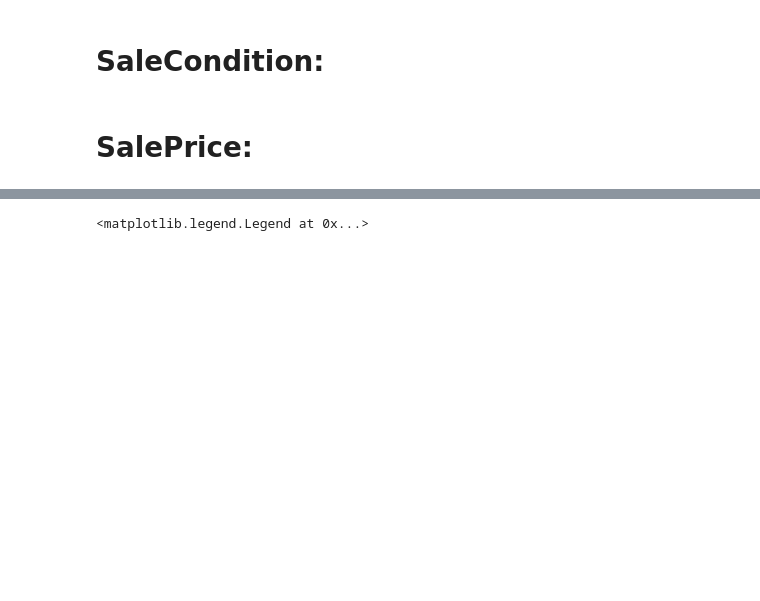
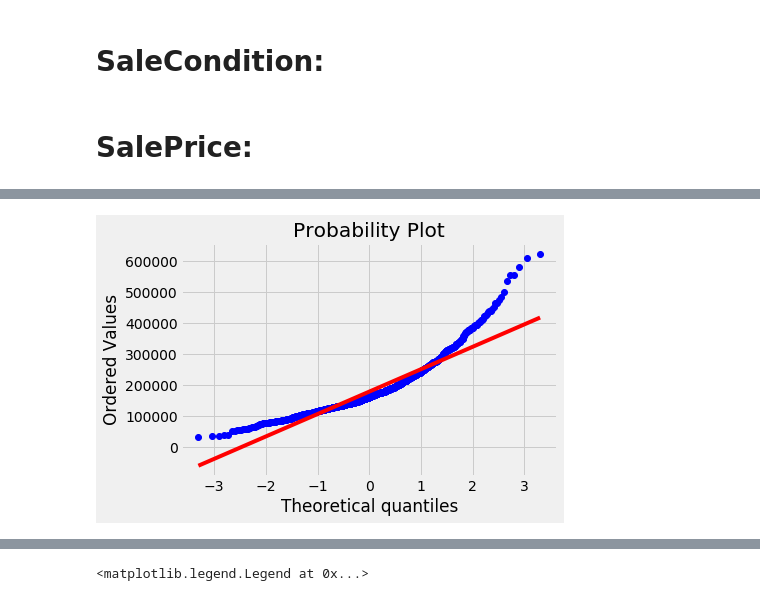
Before and after one commit to rafaelcesar7/Machine-Learning-Projects, a Jupyter notebook: Kaggle - House Prices.ipynb, the cells around one changed output, grey strips where cells are left out. Drawn from its saved outputs; the diff is of its cells as text; code cells hidden in the pictures; blank space fills up the shorter version.

```diff
--- a/Kaggle - House Prices.ipynb
+++ b/Kaggle - House Prices.ipynb
@@ -1559,8 +1439,8 @@ non_numeric_values = ['Street', 'Alley', 'LotShape', 'LandContour', 'Utilities',
 
 # df_train["MoSold"].value_counts()
 
-## df_train = pd.get_dummies(df_train, columns=["MoSold"])
-## df_test = pd.get_dummies(df_test, columns=["MoSold"])
+df_train = pd.get_dummies(df_train, columns=["MoSold"])
+df_test = pd.get_dummies(df_test, columns=["MoSold"])
 
 ### Ok. Just dummies?
 # %% [markdown]
@@ -1572,8 +1452,8 @@ non_numeric_values = ['Street', 'Alley', 'LotShape', 'LandContour', 'Utilities',
 
 # sns.catplot(x="YrSold", y="SalePrice", kind="box", data=df_train);
 
-## df_train = pd.get_dummies(df_train, columns=["YrSold"])
-## df_test = pd.get_dummies(df_test, columns=["YrSold"])
+df_train = pd.get_dummies(df_train, columns=["YrSold"])
+df_test = pd.get_dummies(df_test, columns=["YrSold"])
 
 ### Ok. Just dummies?
 # %% [markdown]
@@ -1590,8 +1470,8 @@ non_numeric_values = ['Street', 'Alley', 'LotShape', 'LandContour', 'Utilities',
 
 # df_train["SaleType"].value_counts()
 
-## df_train = pd.get_dummies(df_train, columns=["SaleType"])
-## df_test = pd.get_dummies(df_test, columns=["SaleType"])
+df_train = pd.get_dummies(df_train, columns=["SaleType"])
+df_test = pd.get_dummies(df_test, columns=["SaleType"])
 
 ### Ok. Cluster data and create dummy? ???
 # %% [markdown]
@@ -1605,8 +1485,8 @@ non_numeric_values = ['Street', 'Alley', 'LotShape', 'LandContour', 'Utilities',
 
 # df_train["SaleCondition"].value_counts()
 
-## df_train = pd.get_dummies(df_train, columns=["SaleCondition"])
-## df_test = pd.get_dummies(df_test, columns=["SaleCondition"])
+df_train = pd.get_dummies(df_train, columns=["SaleCondition"])
+df_test = pd.get_dummies(df_test, columns=["SaleCondition"])
 
 ### Ok.
 # %% [markdown]
@@ -1620,0 +1514,7 @@ non_numeric_values = ['Street', 'Alley', 'LotShape', 'LandContour', 'Utilities',
+# %%
+# "SalePrice" Probability plot:
+# from scipy import stats
+
+res = stats.probplot(df_train['SalePrice'], plot=plt)
+# %% [output]
+[figure, added]
```
Also changed, not shown: parts of 134 cells of this notebook.
